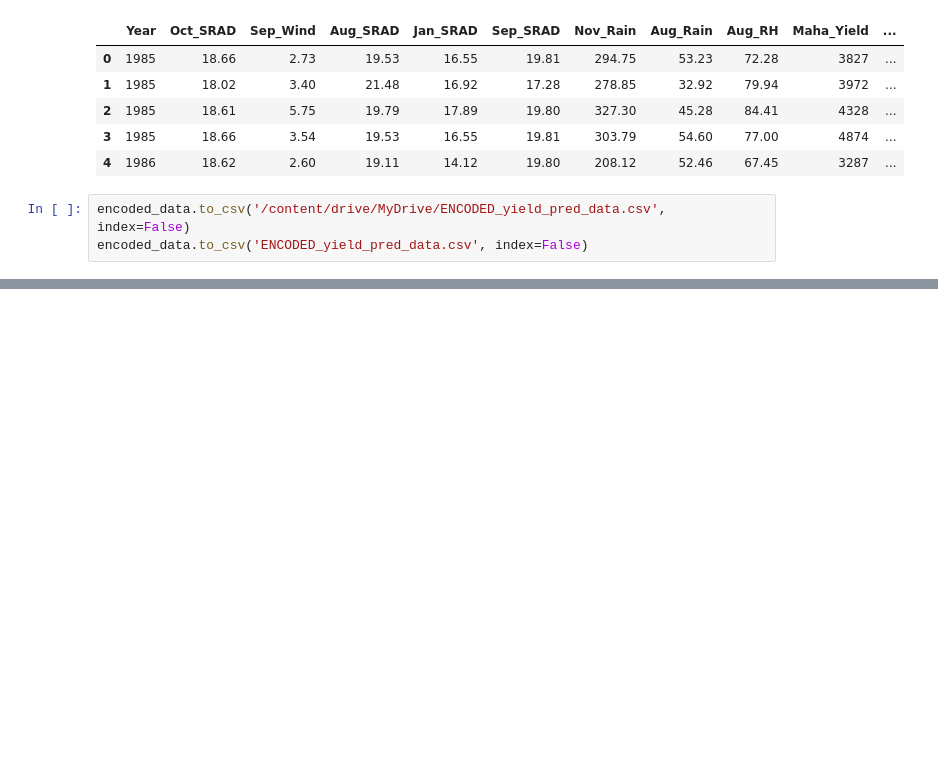
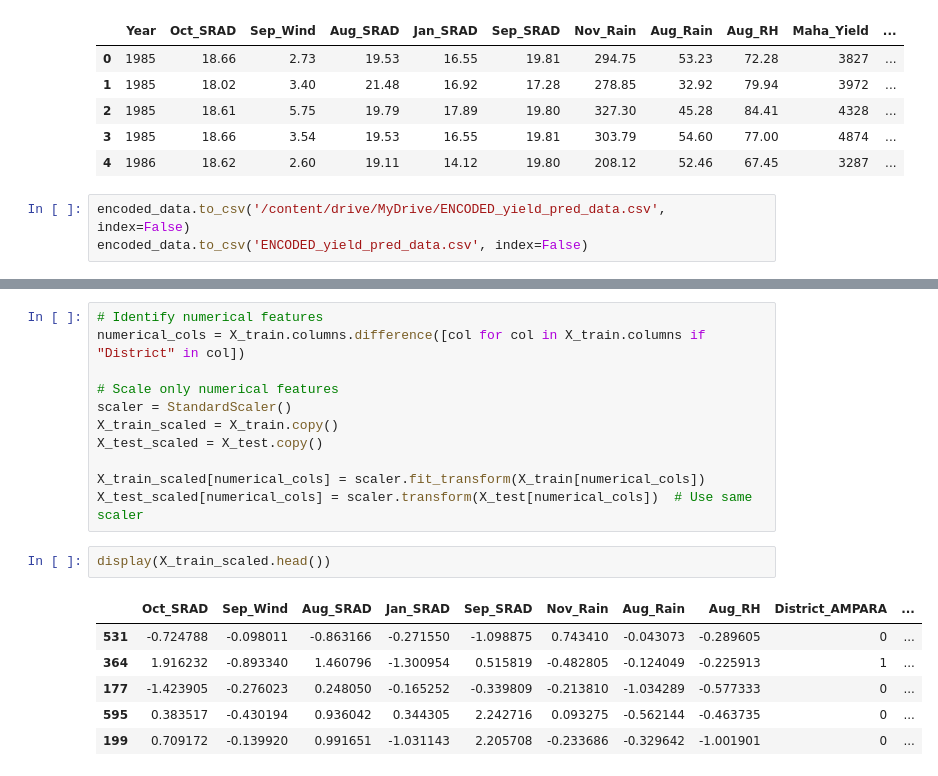
Before and after one commit to Dinithiii04/AgriLak, a Jupyter notebook: notebooks/NEW_yield_pred_model.ipynb, the cells around one changed output, grey strips where cells are left out. Saved outputs shown, nothing was run; the diff lists cells and outputs as text; blank space fills up the shorter version.

```diff
--- a/notebooks/NEW_yield_pred_model.ipynb
+++ b/notebooks/NEW_yield_pred_model.ipynb
@@ -473,0 +570,20 @@ encoded_data.to_csv('ENCODED_yield_pred_data.csv', index=False)
+# %%
+# Identify numerical features
+numerical_cols = X_train.columns.difference([col for col in X_train.columns if "District" in col])
+
+# Scale only numerical features
+scaler = StandardScaler()
+X_train_scaled = X_train.copy()
+X_test_scaled = X_test.copy()
+
+X_train_scaled[numerical_cols] = scaler.fit_transform(X_train[numerical_cols])
+X_test_scaled[numerical_cols] = scaler.transform(X_test[numerical_cols])  # Use same scaler
+# %%
+display(X_train_scaled.head())
+# %% [output]
+|  | Oct_SRAD | Sep_Wind | Aug_SRAD | Jan_SRAD | Sep_SRAD | Nov_Rain | Aug_Rain | Aug_RH | District_AMPARA | ... |
+| 531 | -0.724788 | -0.098011 | -0.863166 | -0.271550 | -1.098875 | 0.743410 | -0.043073 | -0.289605 | 0 | ... |
+| 364 | 1.916232 | -0.893340 | 1.460796 | -1.300954 | 0.515819 | -0.482805 | -0.124049 | -0.225913 | 1 | ... |
+| 177 | -1.423905 | -0.276023 | 0.248050 | -0.165252 | -0.339809 | -0.213810 | -1.034289 | -0.577333 | 0 | ... |
+| 595 | 0.383517 | -0.430194 | 0.936042 | 0.344305 | 2.242716 | 0.093275 | -0.562144 | -0.463735 | 0 | ... |
+| 199 | 0.709172 | -0.139920 | 0.991651 | -1.031143 | 2.205708 | -0.233686 | -0.329642 | -1.001901 | 0 | ... |
```
Also changed, not shown: parts of 13 cells of this notebook.
